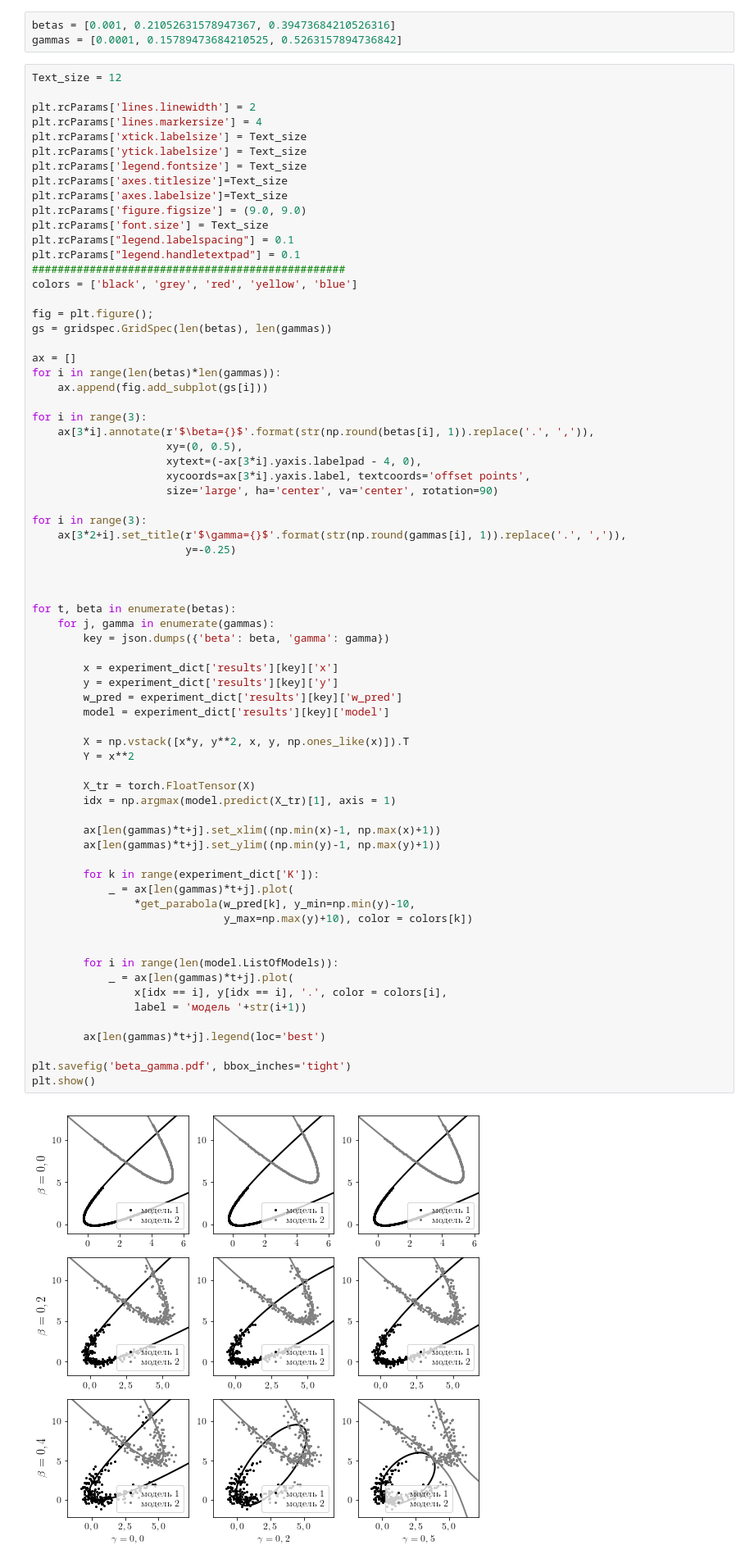
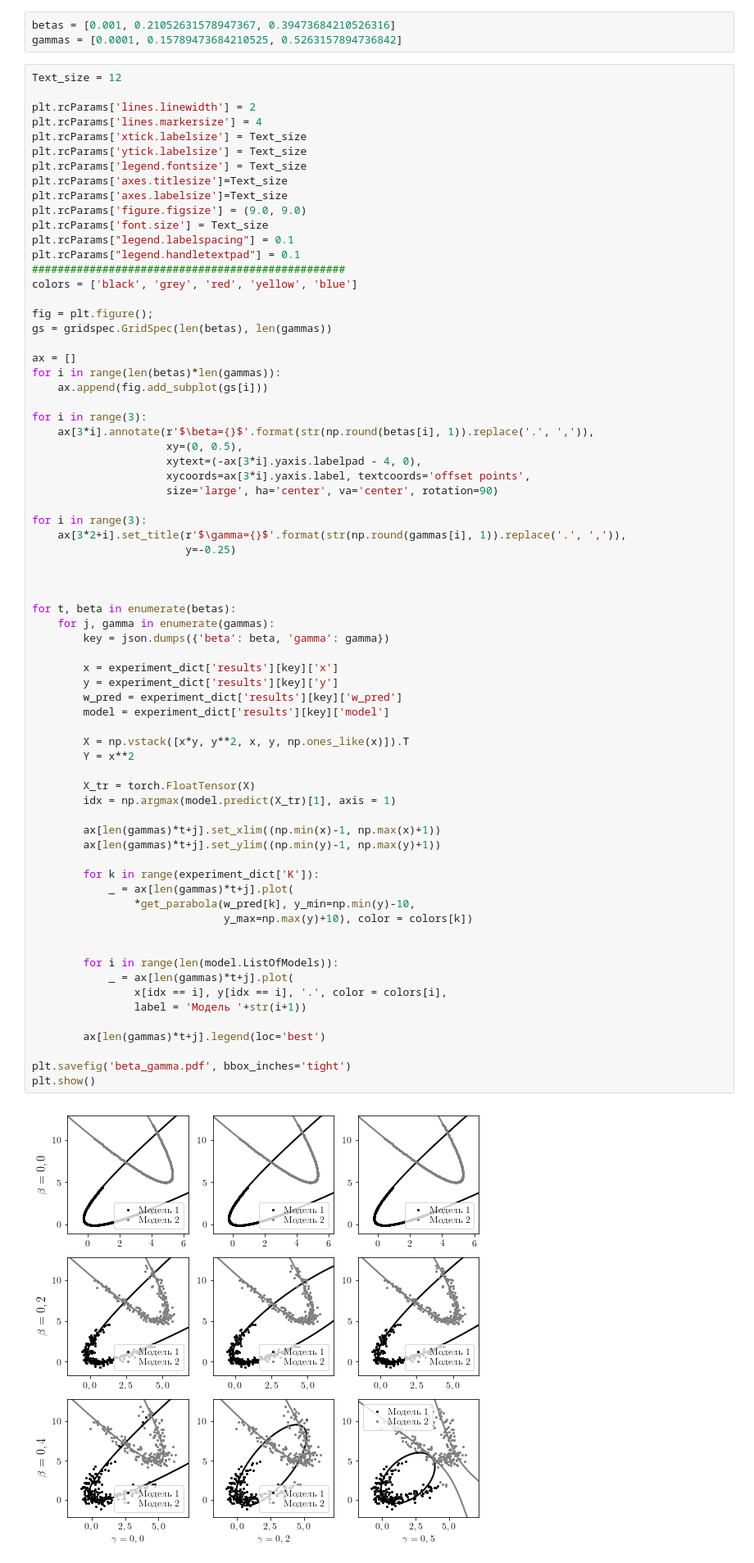
Before and after one commit to andriygav/ExpertLearning, a Jupyter notebook: code/graph.ipynb, the cells around one changed output. Shown: that part at 82% size. Drawn from its saved outputs; the diff is of its cells as text.

```diff
--- a/code/graph.ipynb
+++ b/code/graph.ipynb
@@ -187,35 +222,35 @@ for t, beta in enumerate(betas):
 
         x = experiment_dict['results'][key]['x']
         y = experiment_dict['results'][key]['y']
         w_pred = experiment_dict['results'][key]['w_pred']
         model = experiment_dict['results'][key]['model']
 
         X = np.vstack([x*y, y**2, x, y, np.ones_like(x)]).T
         Y = x**2
 
         X_tr = torch.FloatTensor(X)
         idx = np.argmax(model.predict(X_tr)[1], axis = 1)
 
         ax[len(gammas)*t+j].set_xlim((np.min(x)-1, np.max(x)+1))
         ax[len(gammas)*t+j].set_ylim((np.min(y)-1, np.max(y)+1))
 
         for k in range(experiment_dict['K']):
             _ = ax[len(gammas)*t+j].plot(
                 *get_parabola(w_pred[k], y_min=np.min(y)-10,
                               y_max=np.max(y)+10), color = colors[k])
 
 
         for i in range(len(model.ListOfModels)):
             _ = ax[len(gammas)*t+j].plot(
                 x[idx == i], y[idx == i], '.', color = colors[i],
-                label = 'модель '+str(i+1))
+                label = 'Модель '+str(i+1))
 
         ax[len(gammas)*t+j].legend(loc='best')
 
 plt.savefig('beta_gamma.pdf', bbox_inches='tight')
 plt.show()
 # %% [output]
-[figure, old version]
+[figure, new version]
 # %% [markdown]
 ## Глаза
 # %%
```
Also changed, not shown: parts of 10 cells of this notebook.
